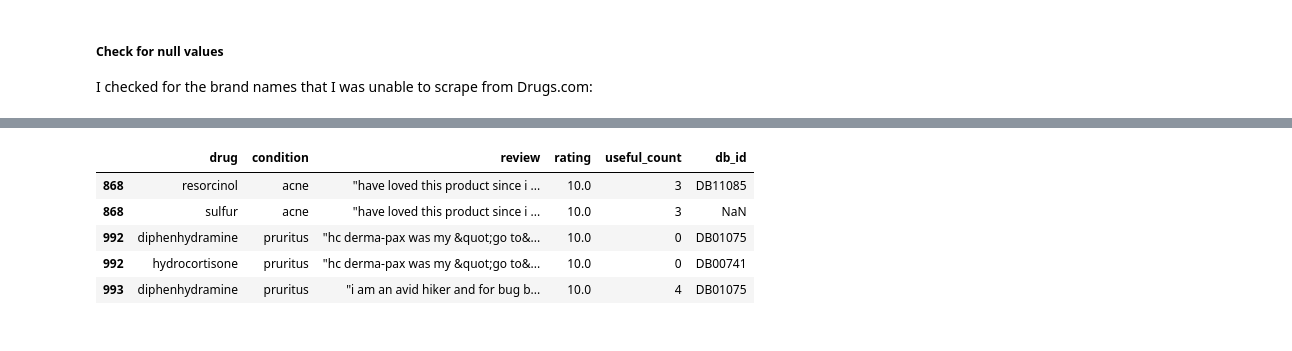
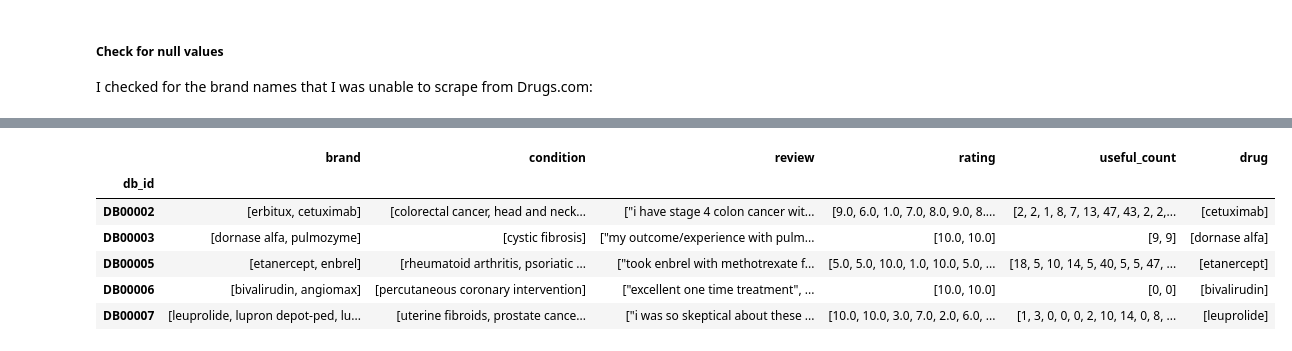
Before and after one commit to jocelynho/ga_capstone, a Jupyter notebook: 1_data_collection/1c_reviews.ipynb, the cells around one changed output, grey strips where cells are left out. Saved outputs shown, nothing was run; the diff lists cells and outputs as text; code cells hidden in the pictures.

```diff
--- a/1_data_collection/1c_reviews.ipynb
+++ b/1_data_collection/1c_reviews.ipynb
@@ -1203,0 +1079,16 @@ rv_group.head()
+# %%
+#  create custom function
+def extract_list(x):
+    try:
+        if len(x) == 1:
+            return x[0]
+        else:
+            return x
+    except:
+        return x
+
+# apply function to db_id, target and drug_cat columns
+db.db_id = db.db_id.apply(extract_list)
+db.target = db.target.apply(extract_list)
+db.drug_cat = db.drug_cat.apply(extract_list)
+db.head()
@@ -1203,0 +1157,7 @@ rv_group.head()
+# %%
+# create dictionary
+drug_id = dict(zip(db.drug, db.db_id))
+
+# create drugbank id column
+rv_exploded['db_id'] = rv_exploded.drug.map(drug_id)
+rv_exploded.head()
@@ -1203,0 +1171,6 @@ rv_group.head()
+# %%
+# more manual corrections
+rv_exploded.drug = rv_exploded.drug.str.replace('bacitracin zinc', 'bacitracin')
+rv_exploded.drug = rv_exploded.drug.str.replace('belladonna alkaloids', 'belladonna')
+rv_exploded.drug = rv_exploded.drug.str.replace('chondroitin', 'chondroitin sulfate')
+rv_exploded.condition = rv_exploded.condition.str.replace('cance', 'cancer')
@@ -1203,0 +1194,5 @@ rv_group.head()
+# %%
+# remove rows where db_id is null
+rv_exploded.dropna(inplace = True)
+rv_exploded.reset_index(inplace = True, drop = True)
+rv_exploded.info()
@@ -1204,12 +1219,20 @@ rv_group.head()
+# %%
+# group rv_exploded on db_id
+rv_group = rv_exploded.groupby('db_id').agg(pd.Series.tolist)
+
+# get only unique values for drug, condition, brand columns
+rv_group.drug = rv_group.drug.apply(pd.unique)
+rv_group.condition = rv_group.condition.apply(pd.unique)
+rv_group.brand = rv_group.brand.apply(pd.unique)
+
+rv_group.head()
+# %% [output]
+|  | brand | condition | review | rating | useful_count | drug |
+| db_id |  |  |  |  |  |  |
+| DB00002 | [erbitux, cetuximab] | [colorectal cancer, head and neck... | ["i have stage 4 colon cancer wit... | [9.0, 6.0, 1.0, 7.0, 8.0, 9.0, 8.... | [2, 2, 1, 8, 7, 13, 47, 43, 2, 2,... | [cetuximab] |
+| DB00003 | [dornase alfa, pulmozyme] | [cystic fibrosis] | ["my outcome/experience with pulm... | [10.0, 10.0] | [9, 9] | [dornase alfa] |
+| DB00005 | [etanercept, enbrel] | [rheumatoid arthritis, psoriatic ... | ["took enbrel with methotrexate f... | [5.0, 5.0, 10.0, 1.0, 10.0, 5.0, ... | [18, 5, 10, 14, 5, 40, 5, 5, 47, ... | [etanercept] |
+| DB00006 | [bivalirudin, angiomax] | [percutaneous coronary intervention] | ["excellent one time treatment", ... | [10.0, 10.0] | [0, 0] | [bivalirudin] |
+| DB00007 | [leuprolide, lupron depot-ped, lu... | [uterine fibroids, prostate cance... | ["i was so skeptical about these ... | [10.0, 10.0, 3.0, 7.0, 2.0, 6.0, ... | [1, 3, 0, 0, 0, 2, 10, 14, 0, 8, ... | [leuprolide] |
 # %%
 # rv_group.to_csv('rv_grouped.csv')
-# %%
-rv_exploded['db_id'] = rv_exploded['drug'].map(brand_ids)
-rv_exploded.head()
-# %% [output]
-|  | drug | condition | review | rating | useful_count | db_id |
-| 868 | resorcinol | acne | "have loved this product since i ... | 10.0 | 3 | DB11085 |
-| 868 | sulfur | acne | "have loved this product since i ... | 10.0 | 3 | NaN |
-| 992 | diphenhydramine | pruritus | "hc derma-pax was my &quot;go to&... | 10.0 | 0 | DB01075 |
-| 992 | hydrocortisone | pruritus | "hc derma-pax was my &quot;go to&... | 10.0 | 0 | DB00741 |
-| 993 | diphenhydramine | pruritus | "i am an avid hiker and for bug b... | 10.0 | 4 | DB01075 |
```
Also changed, not shown: parts of 191 cells of this notebook.
